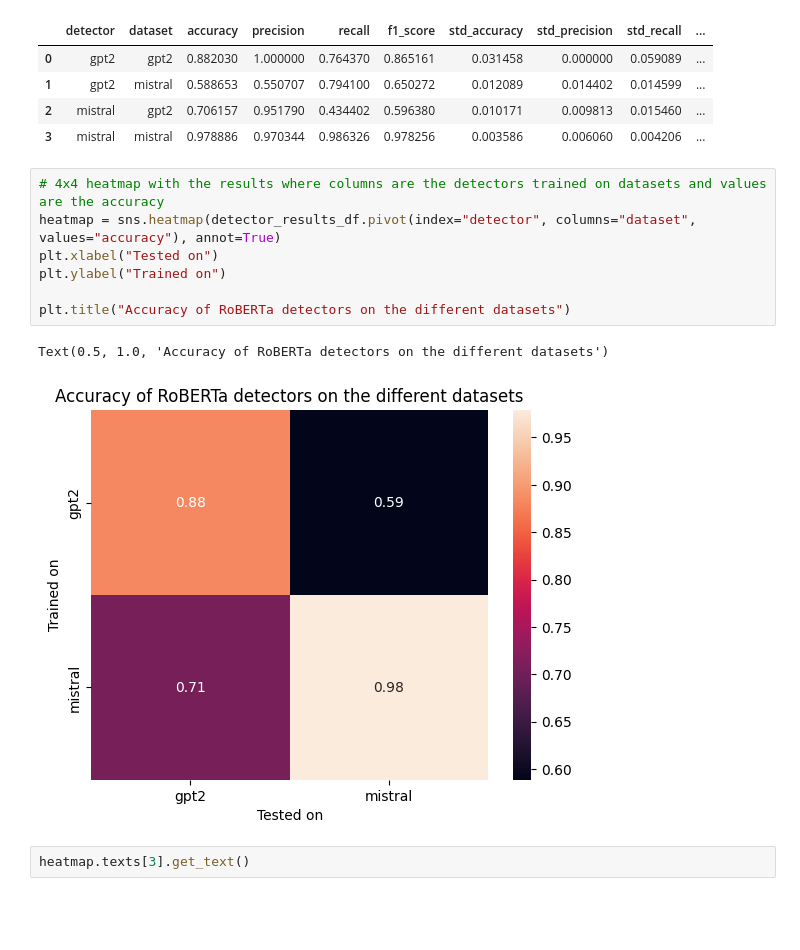
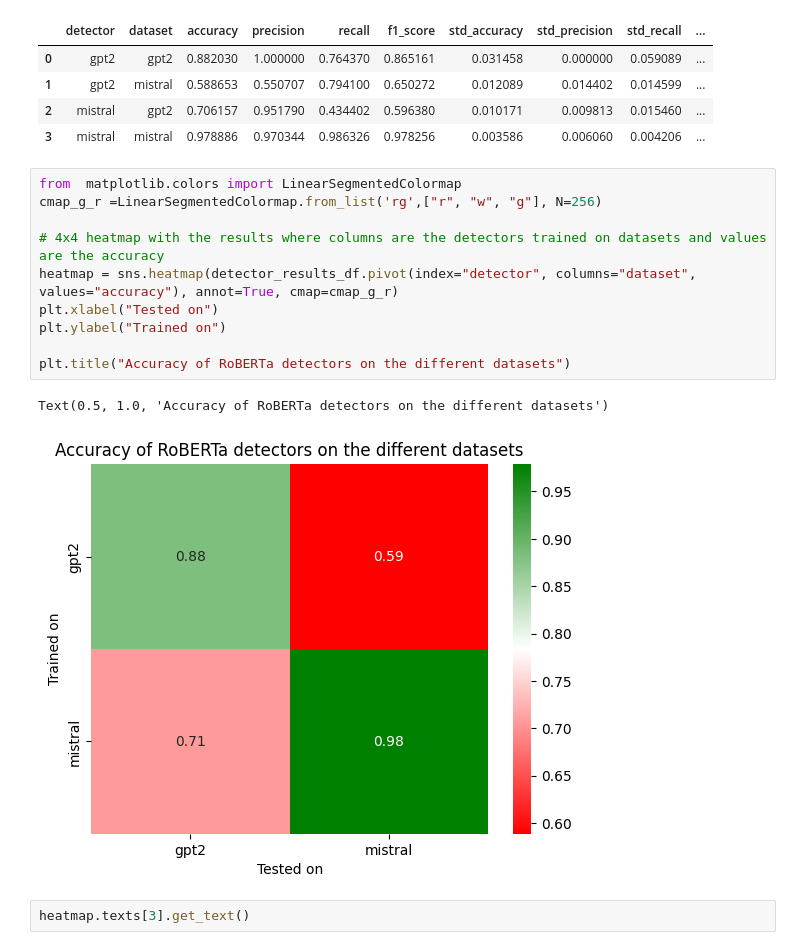
Before and after one commit to marluxiaboss/text_llm_detector, a Jupyter notebook: create_plots_from_logs.ipynb, the cells around one changed output. Drawn from its saved outputs; the diff is of its cells as text; blank space fills up the shorter version.

```diff
--- a/create_plots_from_logs.ipynb
+++ b/create_plots_from_logs.ipynb
@@ -207,15 +221,18 @@ display(detector_results_df)
 | 2 | mistral | gpt2 | 0.706157 | 0.951790 | 0.434402 | 0.596380 | 0.010171 | 0.009813 | 0.015460 | ... |
 | 3 | mistral | mistral | 0.978886 | 0.970344 | 0.986326 | 0.978256 | 0.003586 | 0.006060 | 0.004206 | ... |
 # %%
+from  matplotlib.colors import LinearSegmentedColormap
+cmap_g_r =LinearSegmentedColormap.from_list('rg',["r", "w", "g"], N=256)
+
 # 4x4 heatmap with the results where columns are the detectors trained on datasets and values are the accuracy
-heatmap = sns.heatmap(detector_results_df.pivot(index="detector", columns="dataset", values="accuracy"), annot=True)
+heatmap = sns.heatmap(detector_results_df.pivot(index="detector", columns="dataset", values="accuracy"), annot=True, cmap=cmap_g_r)
 plt.xlabel("Tested on")
 plt.ylabel("Trained on")
 
 plt.title("Accuracy of RoBERTa detectors on the different datasets")
 # %% [output]
 Text(0.5, 1.0, 'Accuracy of RoBERTa detectors on the different datasets')
-[figure, old version]
+[figure, new version]
 # %%
 heatmap.texts[3].get_text()
 # %% [output]
```
Also changed, not shown: parts of 2 cells of this notebook, 1 other file.
